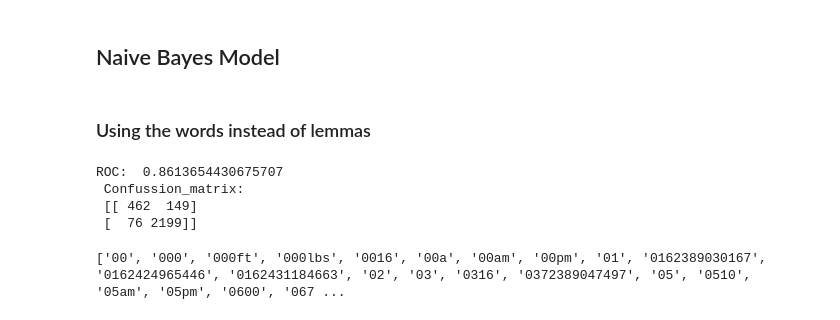
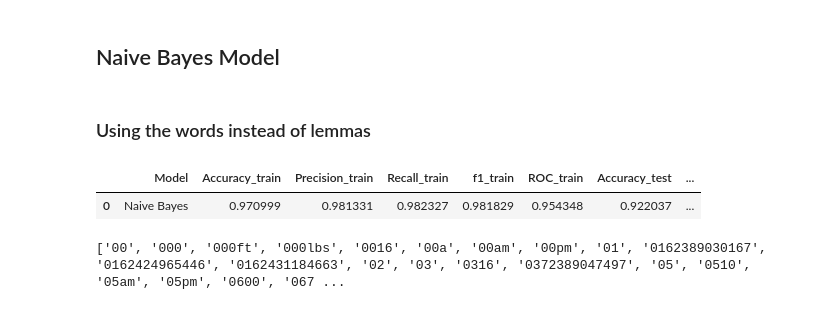
Before and after one commit to anmarphy/NLP_2021, a Jupyter notebook: Classification_models.ipynb, the cells around one changed output. Saved outputs shown, nothing was run; the diff lists cells and outputs as text; code cells hidden in the pictures.

```diff
--- a/Classification_models.ipynb
+++ b/Classification_models.ipynb
@@ -340,22 +384,14 @@ print(X.toarray())
 # %%
 vect = CountVectorizer().fit(X_train)
 X_train_vectorized = vect.transform(X_train)
-
+clf_name='Naive Bayes'
 model = MultinomialNB(alpha=0.1)
 model.fit(X_train_vectorized, y_train)
-predictions = model.predict(vect.transform(X_test))
 
-def classification_report(y_test, predictions):
-    roc=roc_auc_score(y_test, predictions)
-    confusion_m=confusion_matrix(y_test,predictions)
-    return print('ROC: ', roc,  '\n Confussion_matrix: \n', confusion_m)
-
-classification_report(y_test, predictions)
+classification_report(y_train,y_test, model, clf_name)
 # %% [output]
-ROC:  0.8613654430675707
- Confussion_matrix:
- [[ 462  149]
- [  76 2199]]
+|  | Model | Accuracy_train | Precision_train | Recall_train | f1_train | ROC_train | Accuracy_test | ... |
+| 0 | Naive Bayes | 0.970999 | 0.981331 | 0.982327 | 0.981829 | 0.954348 | 0.922037 | ... |
 # %%
 print(vect.get_feature_names()[0:1070])
 # %% [output]
```
Also changed, not shown: parts of 11 cells of this notebook.
